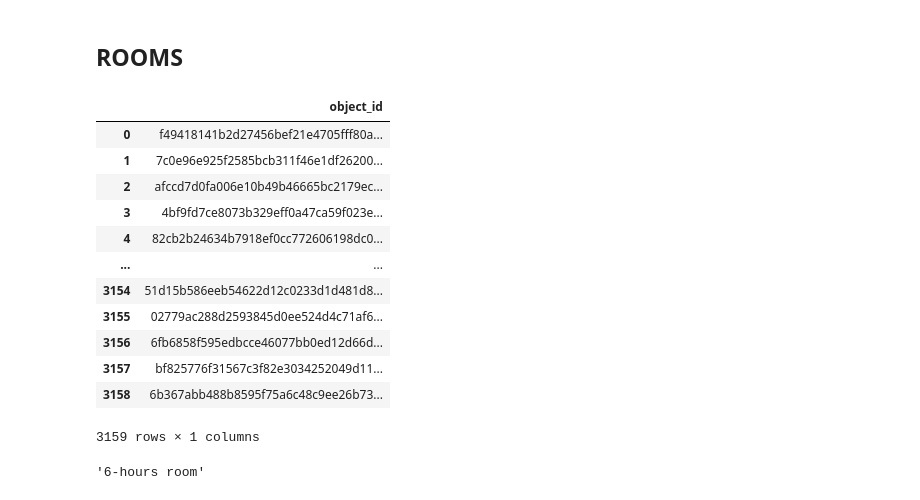
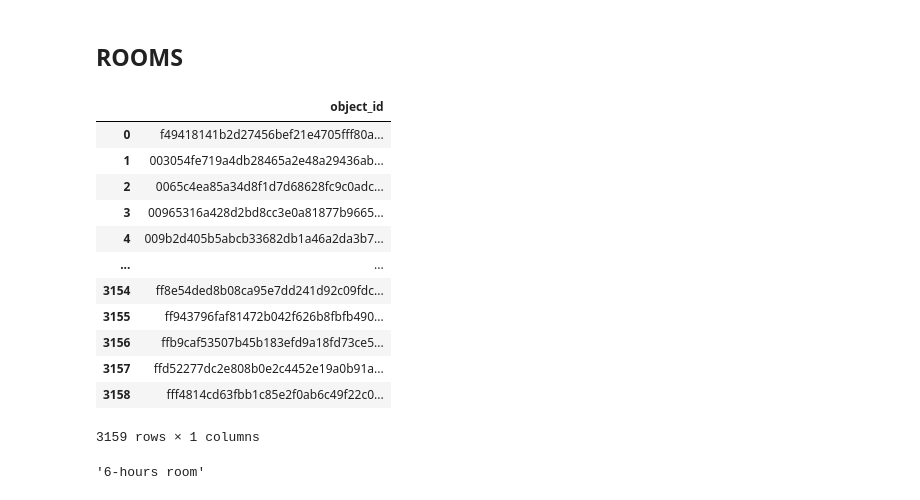
Before and after one commit to danielorzan/ATI_project, a Jupyter notebook: main.ipynb, the cells around one changed output. Drawn from its saved outputs; the diff is of its cells as text; code cells hidden in the pictures.

```diff
--- a/main.ipynb
+++ b/main.ipynb
@@ -226,19 +220,19 @@ revit_rooms2 = pd.read_sql_query("SELECT DISTINCT object_id FROM properties WHER
-# %%
-revit_rooms2
-# %% [output]
-|  | object_id |
-| 0 | f49418141b2d27456bef21e4705fff80a... |
-| 1 | 7c0e96e925f2585bcb311f46e1df26200... |
-| 2 | afccd7d0fa006e10b49b46665bc2179ec... |
-| 3 | 4bf9fd7ce8073b329eff0a47ca59f023e... |
-| 4 | 82cb2b24634b7918ef0cc772606198dc0... |
-| ... | ... |
-| 3154 | 51d15b586eeb54622d12c0233d1d481d8... |
-| 3155 | 02779ac288d2593845d0ee524d4c71af6... |
-| 3156 | 6fb6858f595edbcce46077bb0ed12d66d... |
-| 3157 | bf825776f31567c3f82e3034252049d11... |
-| 3158 | 6b367abb488b8595f75a6c48c9ee26b73... |
-3159 rows × 1 columns
+# %%
+revit_rooms
+# %% [output]
+|  | object_id |
+| 0 | f49418141b2d27456bef21e4705fff80a... |
+| 1 | 003054fe719a4db28465a2e48a29436ab... |
+| 2 | 0065c4ea85a34d8f1d7d68628fc9c0adc... |
+| 3 | 00965316a428d2bd8cc3e0a81877b9665... |
+| 4 | 009b2d405b5abcb33682db1a46a2da3b7... |
+| ... | ... |
+| 3154 | ff8e54ded8b08ca95e7dd241d92c09fdc... |
+| 3155 | ff943796faf81472b042f626b8fbfb490... |
+| 3156 | ffb9caf53507b45b183efd9a18fd73ce5... |
+| 3157 | ffd52277dc2e808b0e2c4452e19a0b91a... |
+| 3158 | fff4814cd63fbb1c85e2f0ab6c49f22c0... |
+3159 rows × 1 columns
 # %%
 revit_rooms_names = pd.read_sql_query("SELECT DISTINCT value FROM properties WHERE BINARY name = 'Name' AND object_id IN \
     (SELECT DISTINCT object_id FROM properties WHERE value = 'Revit Rooms' AND object_id IN \
```
Also changed, not shown: parts of 3 cells of this notebook, 4 other files.
